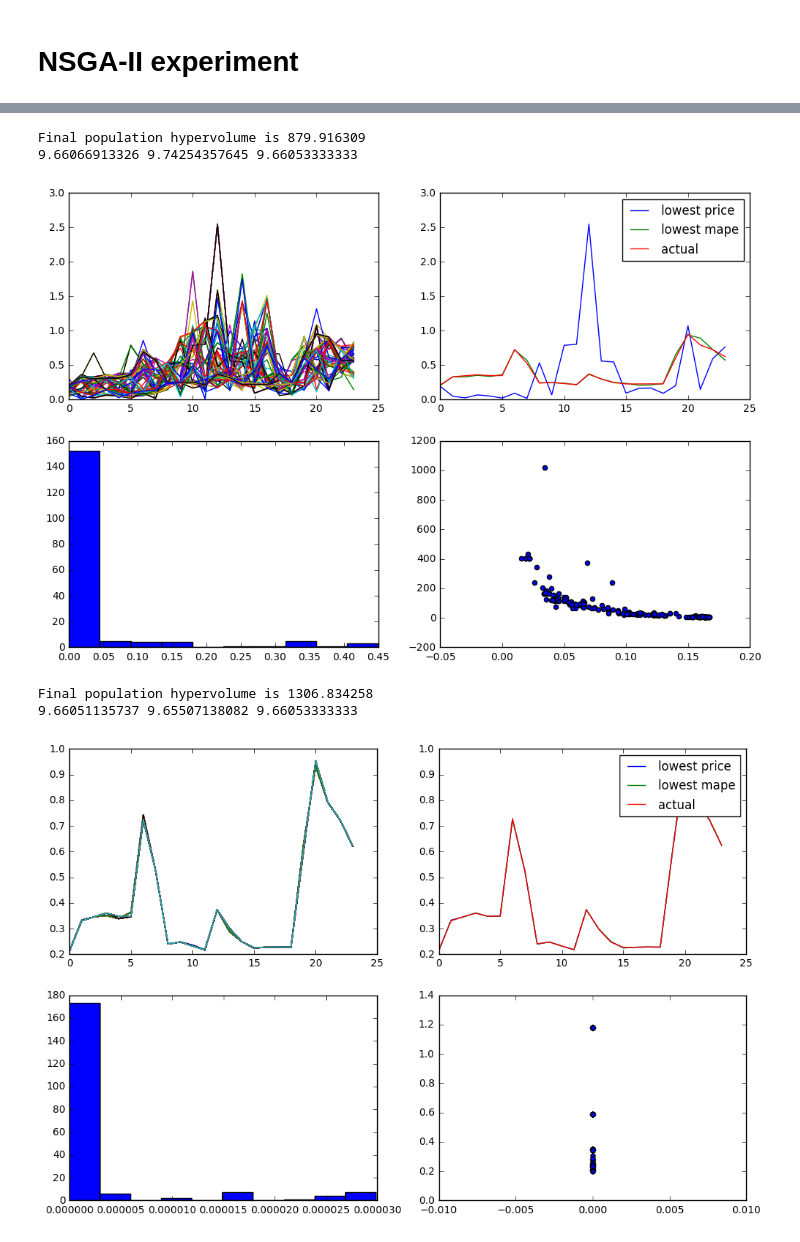
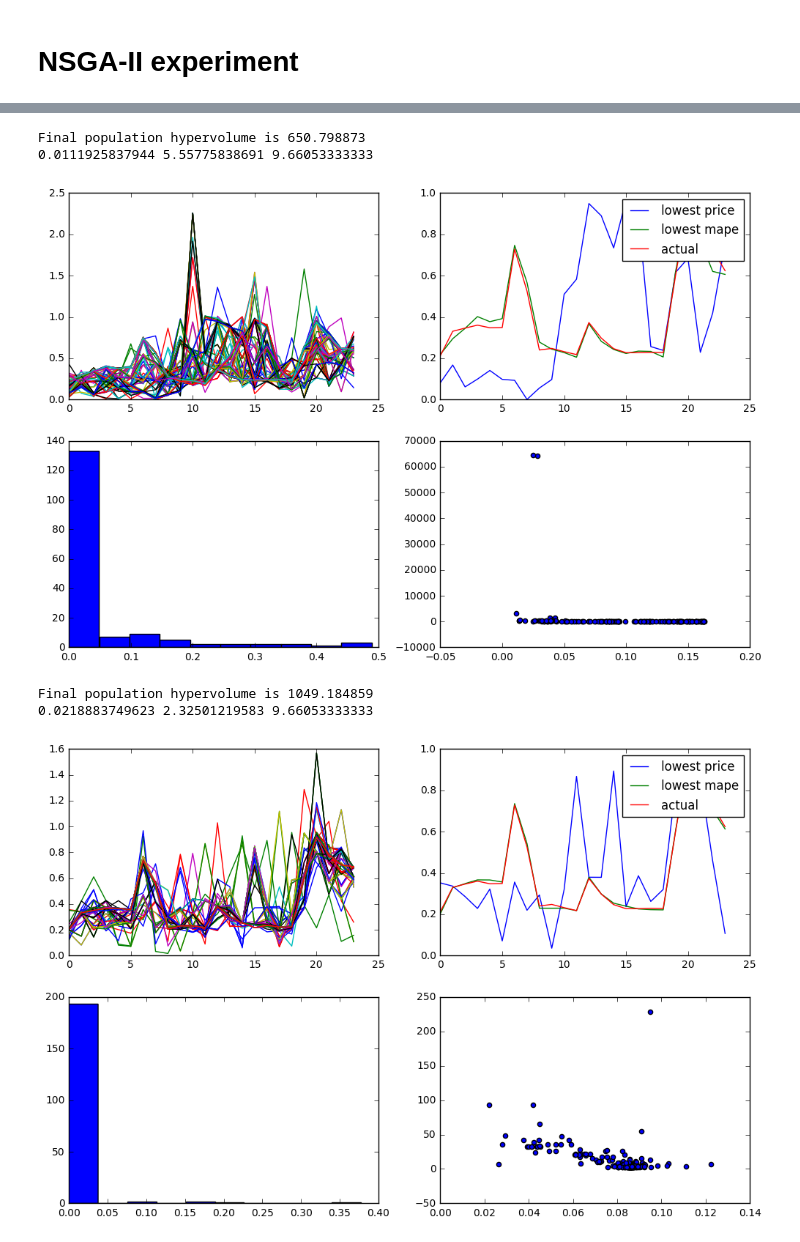
Before and after one commit to Jarino/energy-recommender, a Jupyter notebook: NSGA-II experiment.ipynb, the cells around one changed output, grey strips where cells are left out. Saved outputs shown, nothing was run; the diff lists cells and outputs as text; code cells hidden in the pictures.

```diff
--- a/NSGA-II experiment.ipynb
+++ b/NSGA-II experiment.ipynb
@@ -27,8 +27,8 @@ def visualize_results(pop, toolbox, actual):
     filtered_pop = filtered[:,3:]
     filtered_results = filtered[:,0:3]
 
-    lowest_price = filtered_pop[filtered_results[:,0].argmin()]
-    lowest_mape  = filtered_pop[filtered_results[:,1].argmin()]
+    lowest_price = filtered[filtered[:,0].argmin(),:]
+    lowest_mape  = filtered[filtered[:,1].argmin(),:]
 
 
 
@@ -36,8 +36,8 @@ def visualize_results(pop, toolbox, actual):
     for solution in filtered_pop:
         ax1.plot(solution)
 
-    ax2.plot(lowest_price, label='lowest price')
-    ax2.plot(lowest_mape, label='lowest mape')
+    ax2.plot(lowest_price[3:], label='lowest price')
+    ax2.plot(lowest_mape[3:], label='lowest mape')
     ax2.plot(actual, label='actual')
     ax2.legend()
 
@@ -45,7 +45,7 @@ def visualize_results(pop, toolbox, actual):
 
     ax4.scatter(filtered_results[:,0], filtered_results[:,1])
 
-    print(sum(lowest_price), sum(lowest_mape), sum(actual))
+    print(lowest_price[0], lowest_mape[1], sum(actual))
 # %%
 creator.create('FitnessMin', base.Fitness, weights=(-1.0, -1.0, -1.0))
 creator.create('Individual', list, fitness=creator.FitnessMin)
@@ -58,7 +58,7 @@ pv   = df['pv'].as_matrix()
 NDIM = 24
 BOUND_LOW = 0
 BOUND_UP = 10
-GENS = 500
+GENS = 200
 # %%
 toolbox_wo_b = tb.setup(actual, pv, NDIM, BOUND_LOW, BOUND_UP)
 
@@ -78,18 +78,18 @@ pop_b_3, logbook = sr.search(toolbox_b_3, gens=GENS, verbose=False)
 
 visualize_results(pop_b_3, toolbox_b_3, actual)
 # %% [output]
-Final population hypervolume is 879.916309
-9.66066913326 9.74254357645 9.66053333333
+Final population hypervolume is 650.798873
+0.0111925837944 5.55775838691 9.66053333333
-[figure, old version]
+[figure, new version]
 # %%
-battery = Battery(10,0)
+battery = Battery(5,0)
 
 toolbox_b_10 = tb.setup(actual, pv, NDIM, BOUND_LOW, BOUND_UP, battery)
 
 pop_b_10, logbook = sr.search(toolbox_b_10, gens=GENS, verbose=False)
 
 visualize_results(pop_b_10, toolbox_b_10, actual)
 # %% [output]
-Final population hypervolume is 1306.834258
-9.66051135737 9.65507138082 9.66053333333
+Final population hypervolume is 1049.184859
+0.0218883749623 2.32501219583 9.66053333333
-[figure, old version]
+[figure, new version]
```
Also changed, not shown: parts of 1 cell of this notebook, 3 other files.
